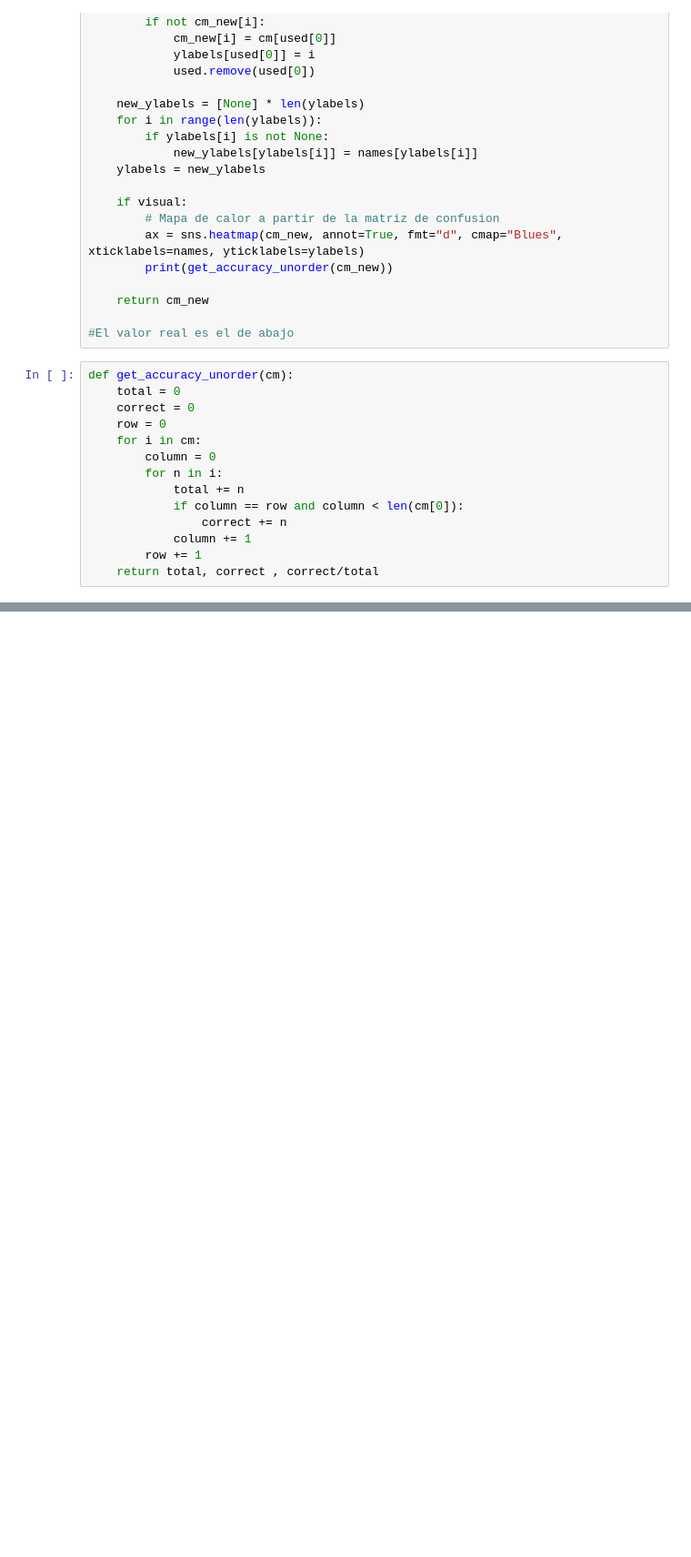
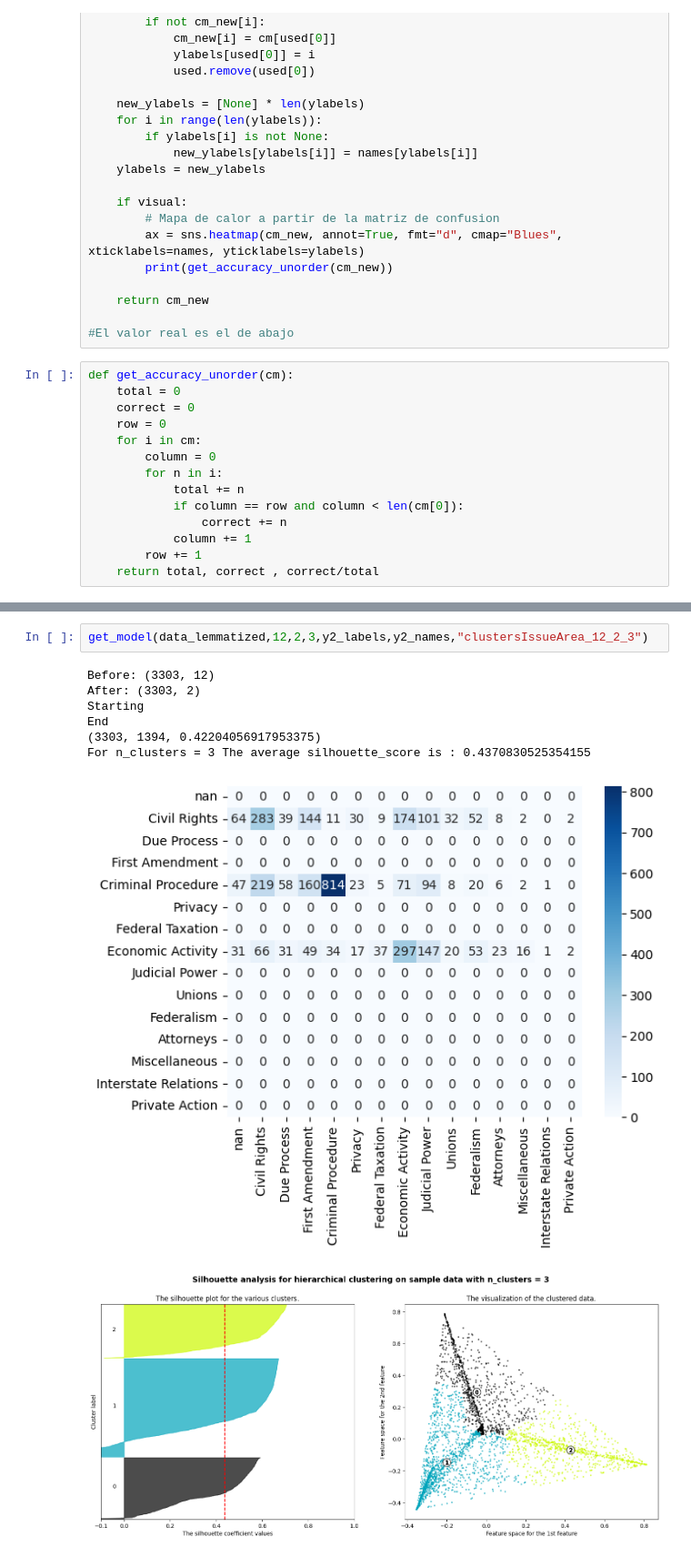
Before and after one commit to korah91/MineriaClustering, a Jupyter notebook: supremeCourt.ipynb, the cells around one changed output, grey strips where cells are left out. Shown at 91% size. Drawn from its saved outputs; the diff is of its cells as text; blank space fills up the shorter version.

```diff
--- a/supremeCourt.ipynb
+++ b/supremeCourt.ipynb
@@ -698,0 +670,11 @@ End
+# %%
+get_model(data_lemmatized,12,2,3,y2_labels,y2_names,"clustersIssueArea_12_2_3")
+# %% [output]
+Before: (3303, 12)
+After: (3303, 2)
+Starting
+End
+(3303, 1394, 0.42204056917953375)
+For n_clusters = 3 The average silhouette_score is : 0.4370830525354155
+[figure, added]
+[figure, added]
```
Also changed, not shown: parts of 23 cells of this notebook, 6 other files.
